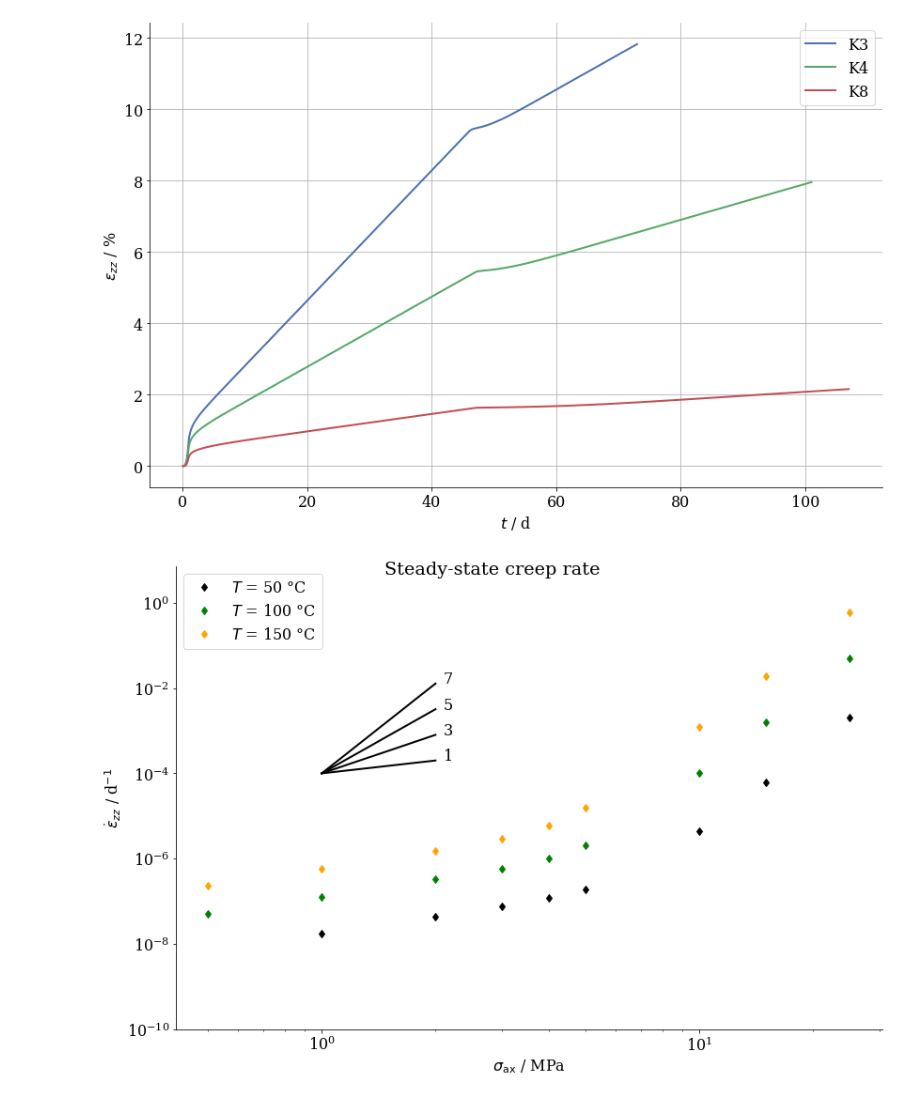
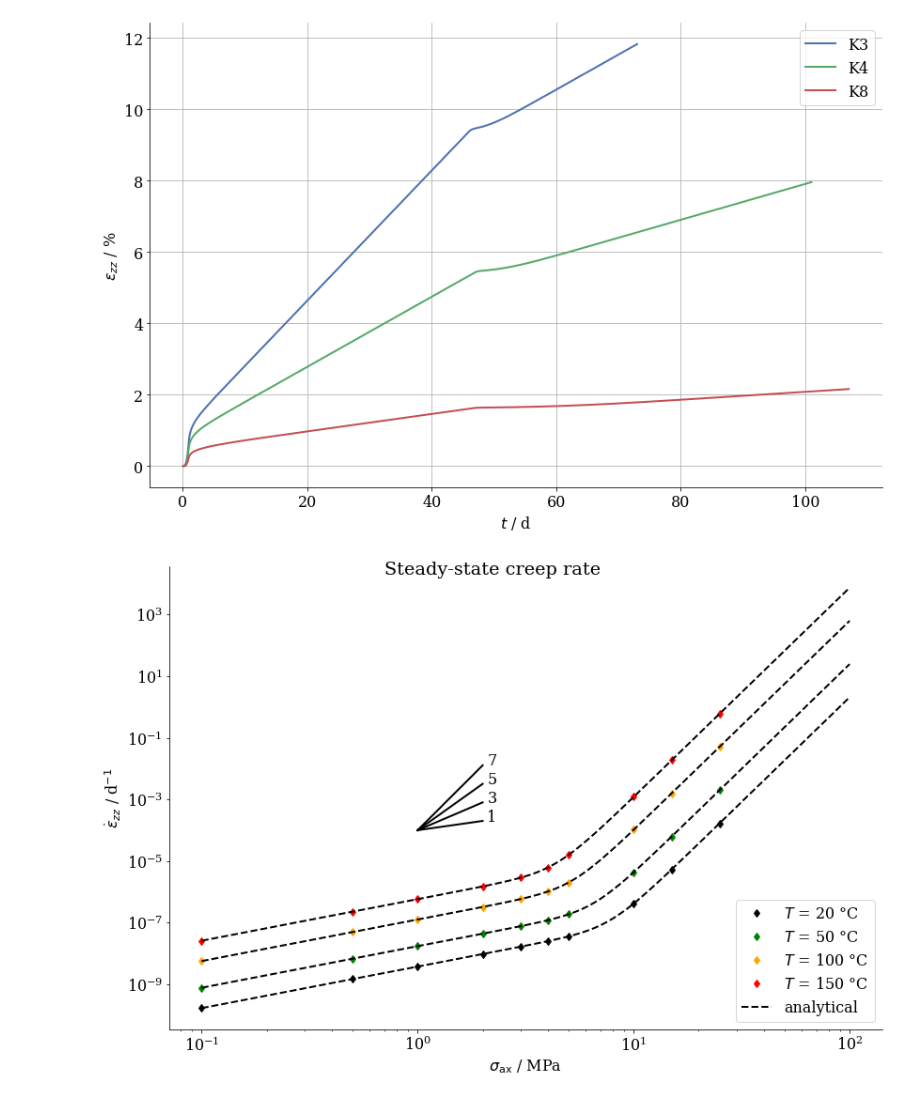
Before and after one commit to nagelt/MechanicsTrainingCourse2020, a Jupyter notebook: MFront/GS.ipynb, the cells around one changed output. Saved outputs shown, nothing was run; the diff lists cells and outputs as text; code cells hidden in the pictures.

```diff
--- a/MFront/GS.ipynb
+++ b/MFront/GS.ipynb
@@ -380,7 +378,7 @@ def run_stress_effect_sim(t_discrete, sax, T):
     m.setBehaviour('generic', 'src/libBehaviour.so', 'GuentherSalzer')
     m.setImposedStress('SXX', 0.0)
     m.setImposedStress('SYY', 0.0)
-    m.setImposedStress('SZZ', {0:0, 1:sax})
+    m.setImposedStress('SZZ', {0:0, 1:-sax, 1e6: -sax})
     m.setImposedStress('SXZ', 0.0)
     m.setImposedStress('SYZ', 0.0)
     m.setImposedStress('SXY', 0.0)
@@ -395,7 +393,7 @@ def run_stress_effect_sim(t_discrete, sax, T):
     m.setMaterialProperty('SecondaryPowerLawExponent2', ns2)
     m.setMaterialProperty('SecondaryActivationEnergy2', Q2)
     m.setMaterialProperty('HardeningExponent', mup)
-    m.setMaterialProperty('InitialHardening', epsv0)
+    m.setMaterialProperty('InitialHardening', 1e-12)
     m.setMaterialProperty('ReferenceStress', s0)
     m.setExternalStateVariable("Temperature", T)
     s = mtest.MTestCurrentState()
@@ -407,41 +405,46 @@ def run_stress_effect_sim(t_discrete, sax, T):
     prev = np.array([0.])
     for i in range(len(t_discrete)-1):
         m.execute(s, wk, t_discrete[i], t_discrete[i + 1])
-        numerical = np.append(numerical,s.e1[2])
-        prev = np.append(prev,s.e0[2])
+        numerical = np.append(numerical,-s.e1[2])
+        prev = np.append(prev,-s.e0[2])
     return numerical, prev
 # %%
 #HIDDEN
-times = np.linspace(0,10000,1000)
-sax = [0.5,1,2,3,4,5,10,15,25]
-temps = [50,100,150]
+sax = [0.1,0.5,1,2,3,4,5,10,15,25]
+temps = [20,50,100,150]
 cols = ['black','green','orange','red']
+creep_rate = lambda sig, T: As1 * np.exp(-Q1/(8.3145*(273.15+T))) * np.power(sig/s0,ns1/2) + As2 * np.exp(-Q2/(8.3145*(273.15+T))) * np.power(sig/s0,ns2)
 fig,ax = plt.subplots(figsize=(12,8))
 for s in sax:
+    times = np.linspace(0,1e4,1000)
     for i,T in enumerate(temps):
         eps1, eps0 = run_stress_effect_sim(times,s,T+273.15)
         dot_eps_av = (eps1[-1]-eps0[-1])/(times[-1] - times[-2])
         if s == sax[0]:
             ax.plot(s,dot_eps_av,label='$T$ = %i °C' %T, ls='', marker='d',color=cols[i])
         else:
             ax.plot(s,dot_eps_av, ls='', marker='d',color=cols[i])
 
+sigs = np.logspace(-1,2,100)
+ax.plot(sigs,creep_rate(sigs,temps[0]),color='black',ls='--',label='analytical')
+for T in temps[1:]:
+    ax.plot(sigs,creep_rate(sigs,T),color='black',ls='--')
 ax.plot([1,2],[1e-4,128e-4],ls='-',color='black')#7
 ax.plot([1,2],[1e-4,32e-4],ls='-',color='black')#5
 ax.plot([1,2],[1e-4,8e-4],ls='-',color='black')#3
 ax.plot([1,2],[1e-4,2e-4],ls='-',color='black')#1
 ax.text(2.1,128e-4,'7')
 ax.text(2.1,32e-4,'5')
 ax.text(2.1,8e-4,'3')
 ax.text(2.1,2e-4,'1')
 
 ax.set_xlabel('$\\sigma_\\mathrm{ax}$ / MPa')
 ax.set_ylabel('$\\dot{\\epsilon}_{zz}$ / d$^{-1}$')
 ax.set_xscale('log')
 ax.set_yscale('log')
-ax.set_ylim(bottom=1e-10)
+#ax.set_ylim(bottom=1e-10)
 fig.tight_layout();
 fig.suptitle('Steady-state creep rate')
-ax.legend();
+ax.legend(loc='lower right');
 # %% [output]
-[figure, old version]
+[figure, new version]
```
Also changed, not shown: parts of 2 cells of this notebook, 6 other files.
